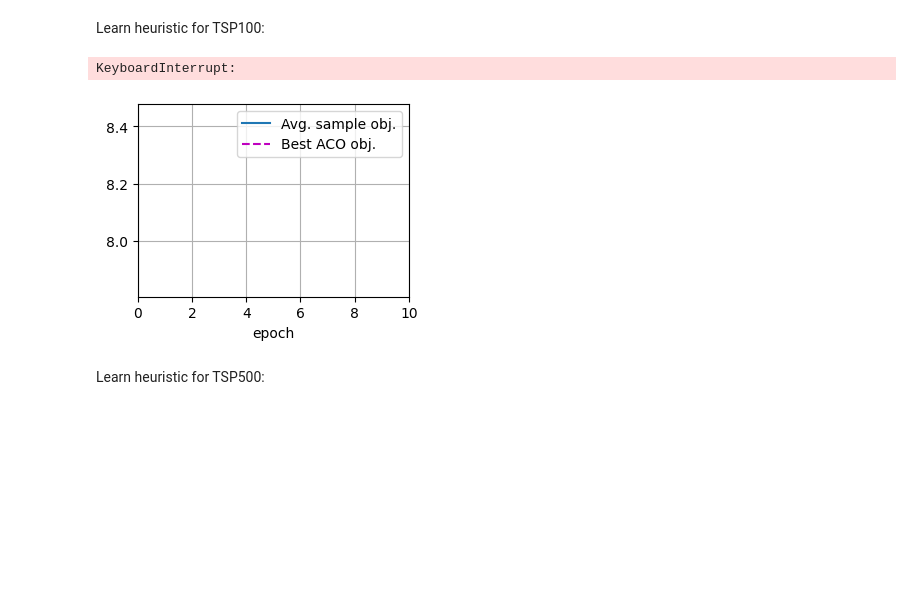
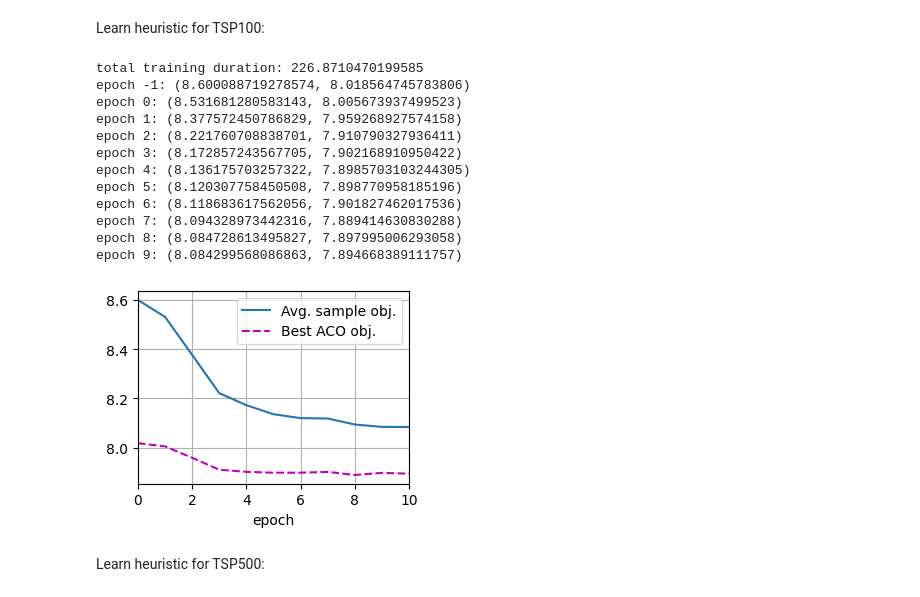
Before and after one commit to shoraaa/DyNACO, a Jupyter notebook: tsp/train.ipynb, the cells around one changed output. Saved outputs shown, nothing was run; the diff lists cells and outputs as text; code cells hidden in the pictures; blank space fills up the shorter version.

Commit message:
More options + per epoch step

```diff
--- a/tsp/train.ipynb
+++ b/tsp/train.ipynb
@@ -12,8 +12,8 @@ if not hasattr(display, "set_matplotlib_formats"):
 
 from d2l.torch import Animator
 
-from net import Net
-from utils import load_val_dataset, generate_val_dataset, build_pyg_data
+from net import Net, NetB
+from utils import load_val_dataset, build_pyg_data_split, build_pyg_data
 from faco import MFACO_TSP
 
 from pathlib import Path
@@ -63,11 +63,15 @@ torch.manual_seed(1234)
 
 lr = 1e-4
 EPS = 1e-10
-H=200
-disable_heuristic = False
+
+H=20
+val_H=20
+rho = 0.1
+min_new_edges = 8
+disable_heuristic = True
 use_local_search = True
 smooth_mmas = False
-rho = 0.1
+extend_ls = False
 
 device = 'cuda:0'
 
@@ -326,8 +334,7 @@ def train(n_node, k_sparse, n_ants, steps_per_epoch, epochs, dynamic):
     scheduler = torch.optim.lr_scheduler.CosineAnnealingLR(optimizer, epochs, eta_min=lr * 0.1)
 
     val_list = load_val_dataset(n_node, device)
-    animator = Animator(xlabel='epoch', xlim=[0, epochs],
-                        legend=["Avg. sample obj.", "Best ACO obj."])
+    animator = Animator(xlabel='epoch', xlim=[0, epochs], legend=["Avg. sample obj.", "Best ACO obj."])
 
     avg_last, avg_aco_best = validation(n_ants, -1, net, val_list, k_sparse, animator, dynamic)
     val_results = [(avg_last, avg_aco_best)]
@@ -373,14 +380,27 @@ Learn heuristic for TSP100:
 # %%
 
 n_node = 100
 n_ants = 100
 k_sparse = 32
 steps_per_epoch = 64
 epochs = 10
+min_new_edges = 32
+
 train(n_node, k_sparse, n_ants, steps_per_epoch, epochs, True)
 # %% [output]
-KeyboardInterrupt:
+total training duration: 226.8710470199585
+epoch -1: (8.600088719278574, 8.018564745783806)
+epoch 0: (8.531681280583143, 8.005673937499523)
+epoch 1: (8.377572450786829, 7.959268927574158)
+epoch 2: (8.221760708838701, 7.910790327936411)
+epoch 3: (8.172857243567705, 7.902168910950422)
+epoch 4: (8.136175703257322, 7.8985703103244305)
+epoch 5: (8.120307758450508, 7.898770958185196)
+epoch 6: (8.118683617562056, 7.901827462017536)
+epoch 7: (8.094328973442316, 7.889414630830288)
+epoch 8: (8.084728613495827, 7.897995006293058)
+epoch 9: (8.084299568086863, 7.894668389111757)
-[figure, old version]
+[figure, new version]
 # %% [markdown]
 Learn heuristic for TSP500:
 # %%
```
Also changed, not shown: parts of 3 cells of this notebook, 9 other files.
